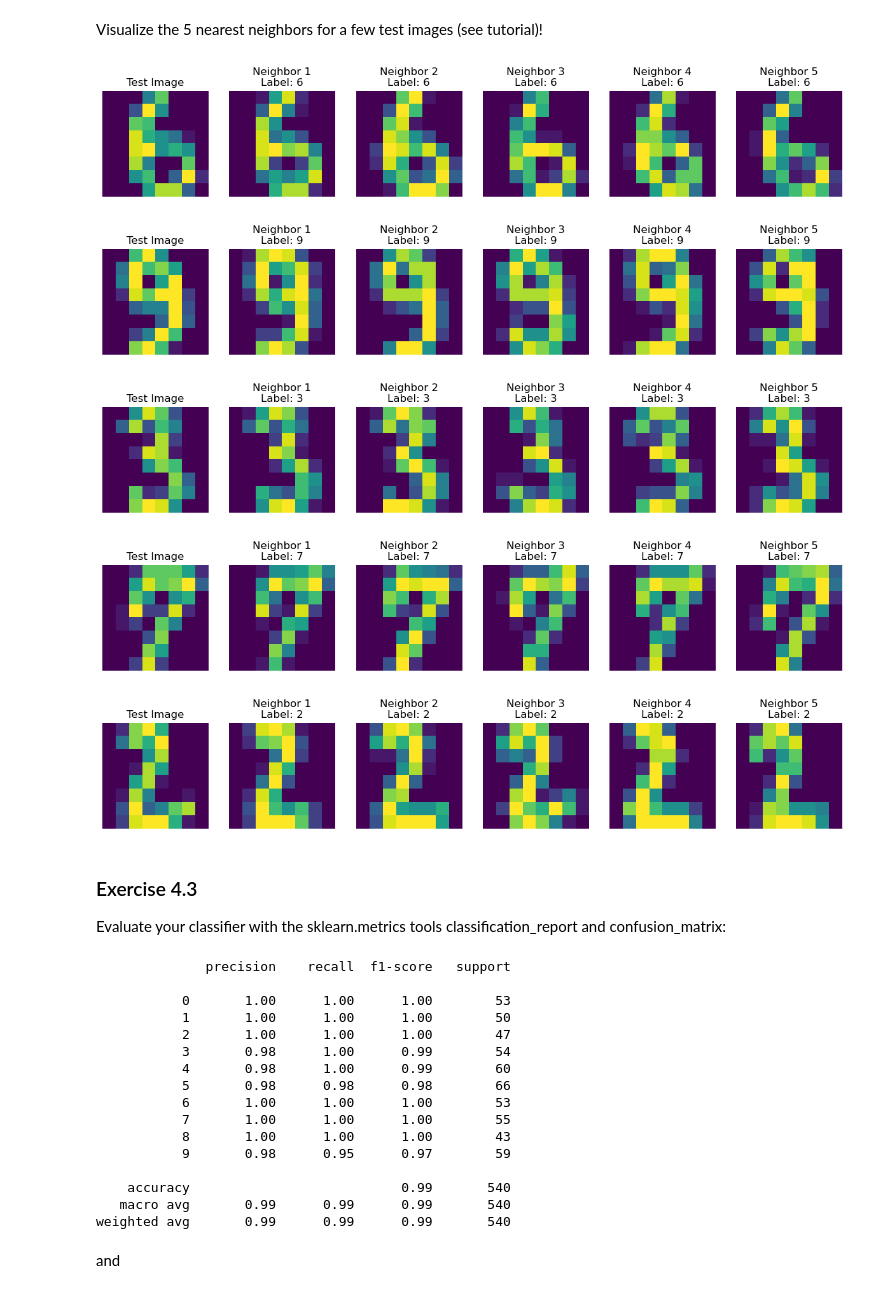
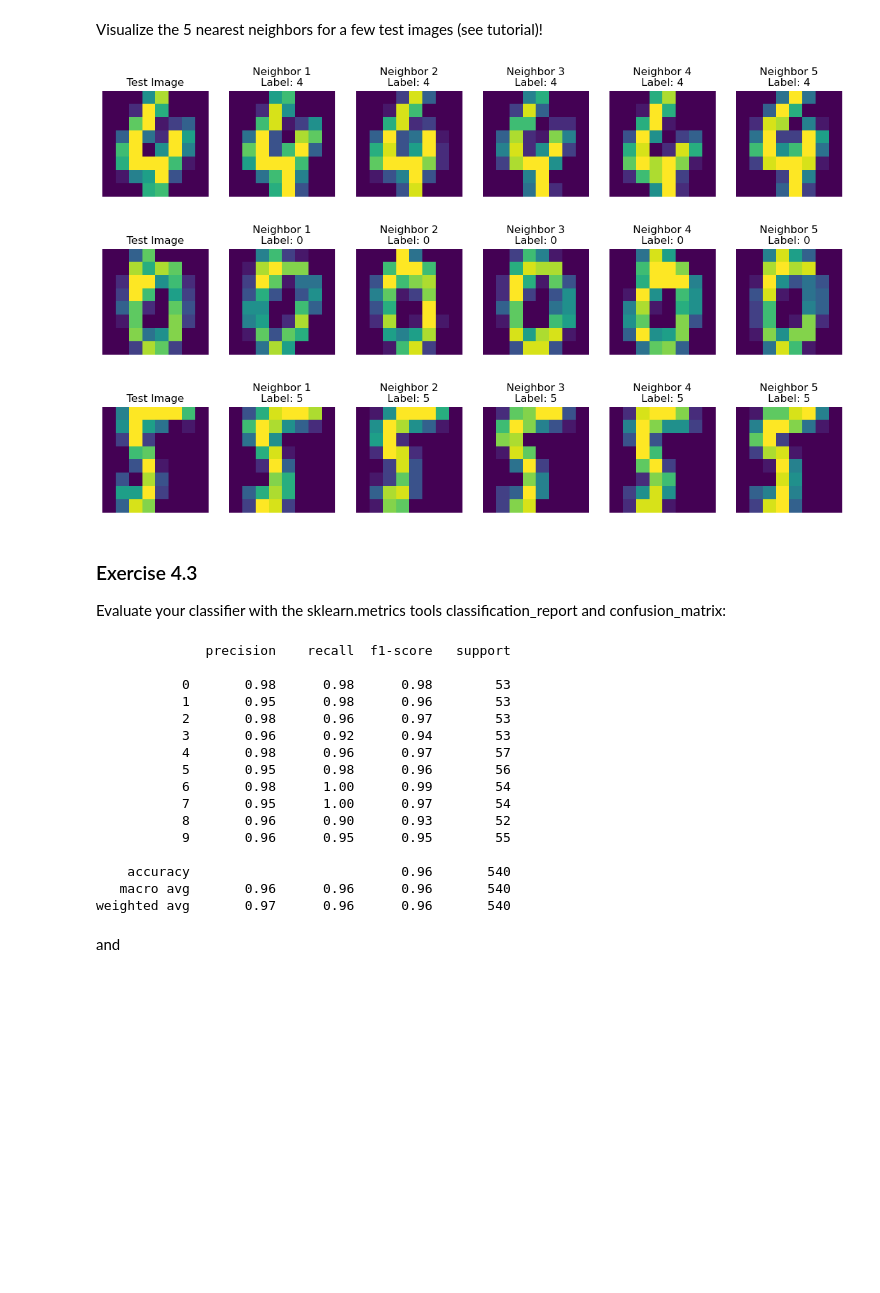
Before and after one commit to Nr755/EDAN96, a Jupyter notebook: lab1/lab1.ipynb, the cells around one changed output. Drawn from its saved outputs; the diff is of its cells as text; code cells hidden in the pictures; blank space fills up the shorter version.

````diff
--- a/lab1/lab1.ipynb
+++ b/lab1/lab1.ipynb
@@ -60,6 +56,6 @@ for i in range(10):
 ### Exercise 2.2
 Calculate the row-wise L2-norm for the raw data, i.e. the L2-norm over each image (check for example Numpy's linalg.norm for that) __and__ for the mean images you got from step the previous step.
 # %%
-raw_data_norm = np.linalg.norm(digits.data, axis=1)
-
-mean_images_norm = np.linalg.norm(mean_images, axis=1)
+l2_norms_data = np.linalg.norm(digits.data, axis=1)
+l2_norms_mean_images = np.linalg.norm(mean_images, axis=1)
+print(mean_images.shape)
@@ -67,6 +65,10 @@ mean_images_norm = np.linalg.norm(mean_images, axis=1)
 ### Exercise 2.3
 Calculate the cosine similarity matrix, ```similarities``` of the normalised raw data and mean image matrices. See https://en.wikipedia.org/wiki/Cosine_similarity. as a reminder.
 # %%
-normalized_data = digits.data / raw_data_norm[:, np.newaxis]
-normalized_mean_images = mean_images / mean_images_norm[:, np.newaxis]
+normalized_data = digits.data / l2_norms_data[:, np.newaxis]
+
+normalized_mean_images = mean_images / l2_norms_mean_images[:, np.newaxis]
+
 similarities = np.dot(normalized_data, normalized_mean_images.T)
+
+print(similarities.shape)
@@ -111,7 +115,7 @@ Split your data set into 70% training data (features and labels), and 30% test d
 from sklearn.model_selection import train_test_split
 
 train_features, test_features, train_labels, test_labels = train_test_split(
-    digits.data, digits.target, test_size=0.3, random_state=42
+    digits.data, digits.target, test_size=0.3, shuffle=False
 )
 # %% [markdown]
 # Exercise 4: k-NN
@@ -122,6 +126,5 @@
 # %%
 from sklearn.neighbors import KNeighborsClassifier
 
-kNN = KNeighborsClassifier(n_neighbors=5, algorithm='brute', leaf_size=30, metric='minkowski',
-                           metric_params=None, n_jobs=None, p=2,
-weights='uniform')
+kNN = KNeighborsClassifier(n_neighbors=5, algorithm='brute')
+kNN
@@ -145,28 +169,26 @@ distances, neighbors = kNN.kneighbors(test_features)
 # %% [markdown]
 Visualize the 5 nearest neighbors for a few test images (see tutorial)!
 # %%
-num_samples = 5
+num_samples = 3
 
 for i in range(num_samples):
     fig, axs = plt.subplots(1, 6, figsize=(15, 5))
 
     axs[0].imshow(test_features[i].reshape(8, 8))
     axs[0].set_title("Test Image")
     axs[0].axis('off')
 
     for j in range(5):
         neighbor_idx = neighbors[i, j]
         axs[j + 1].imshow(train_features[neighbor_idx].reshape(8, 8))
         axs[j + 1].set_title(f"Neighbor {j+1}\nLabel: {train_labels[neighbor_idx]}")
         axs[j + 1].axis('off')
 
     plt.show()
 # %% [output]
-[figure, old version]
+[figure, new version]
-[figure, old version]
+[figure, new version]
-[figure, old version]
+[figure, new version]
-[figure, removed]
-[figure, removed]
 # %% [markdown]
 ### Exercise 4.3
 Evaluate your classifier with the sklearn.metrics tools classification_report and confusion_matrix:
@@ -177,20 +199,20 @@ print(cr)
 # %% [output]
               precision    recall  f1-score   support
 
-           0       1.00      1.00      1.00        53
-           1       1.00      1.00      1.00        50
-           2       1.00      1.00      1.00        47
-           3       0.98      1.00      0.99        54
-           4       0.98      1.00      0.99        60
-           5       0.98      0.98      0.98        66
-           6       1.00      1.00      1.00        53
-           7       1.00      1.00      1.00        55
-           8       1.00      1.00      1.00        43
-           9       0.98      0.95      0.97        59
+           0       0.98      0.98      0.98        53
+           1       0.95      0.98      0.96        53
+           2       0.98      0.96      0.97        53
+           3       0.96      0.92      0.94        53
+           4       0.98      0.96      0.97        57
+           5       0.95      0.98      0.96        56
+           6       0.98      1.00      0.99        54
+           7       0.95      1.00      0.97        54
+           8       0.96      0.90      0.93        52
+           9       0.96      0.95      0.95        55
 
-    accuracy                           0.99       540
-   macro avg       0.99      0.99      0.99       540
-weighted avg       0.99      0.99      0.99       540
+    accuracy                           0.96       540
+   macro avg       0.96      0.96      0.96       540
+weighted avg       0.97      0.96      0.96       540
 # %% [markdown]
 and
 # %%
````
Also changed, not shown: parts of 17 cells of this notebook.
